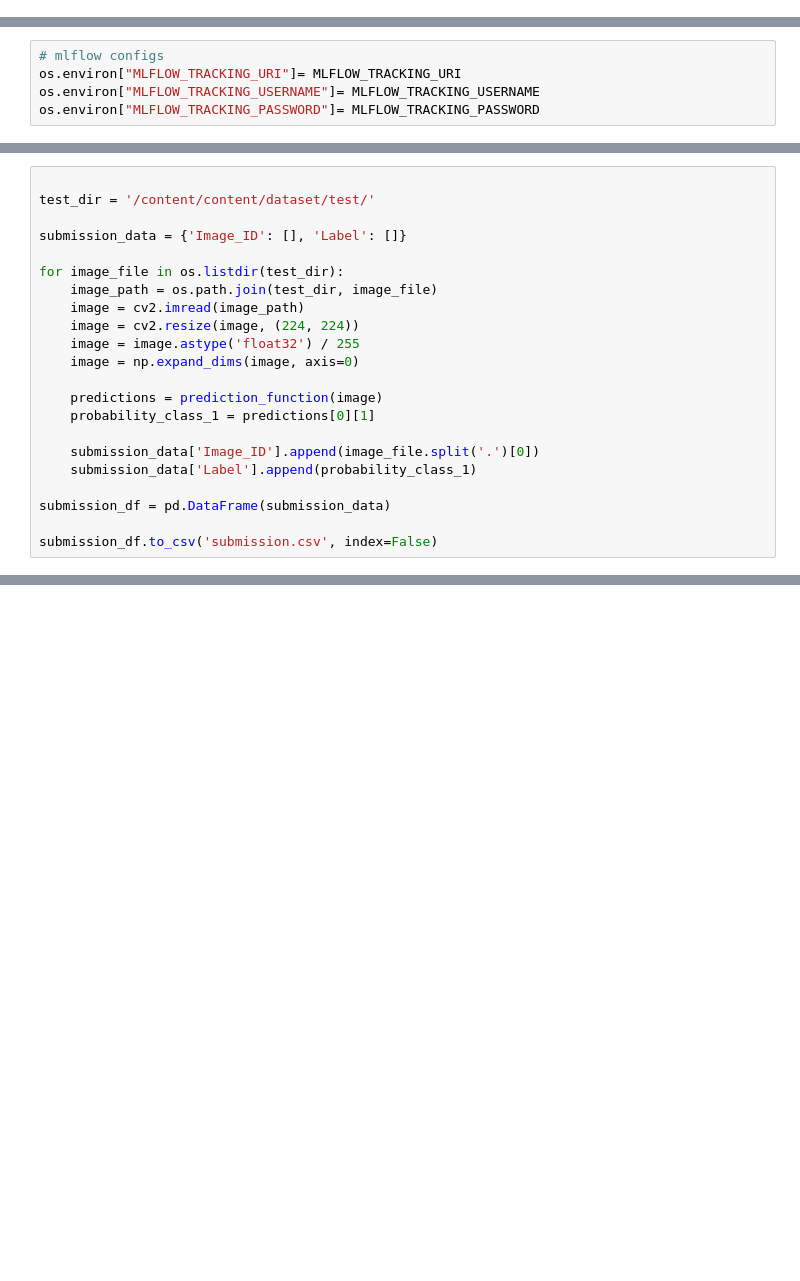
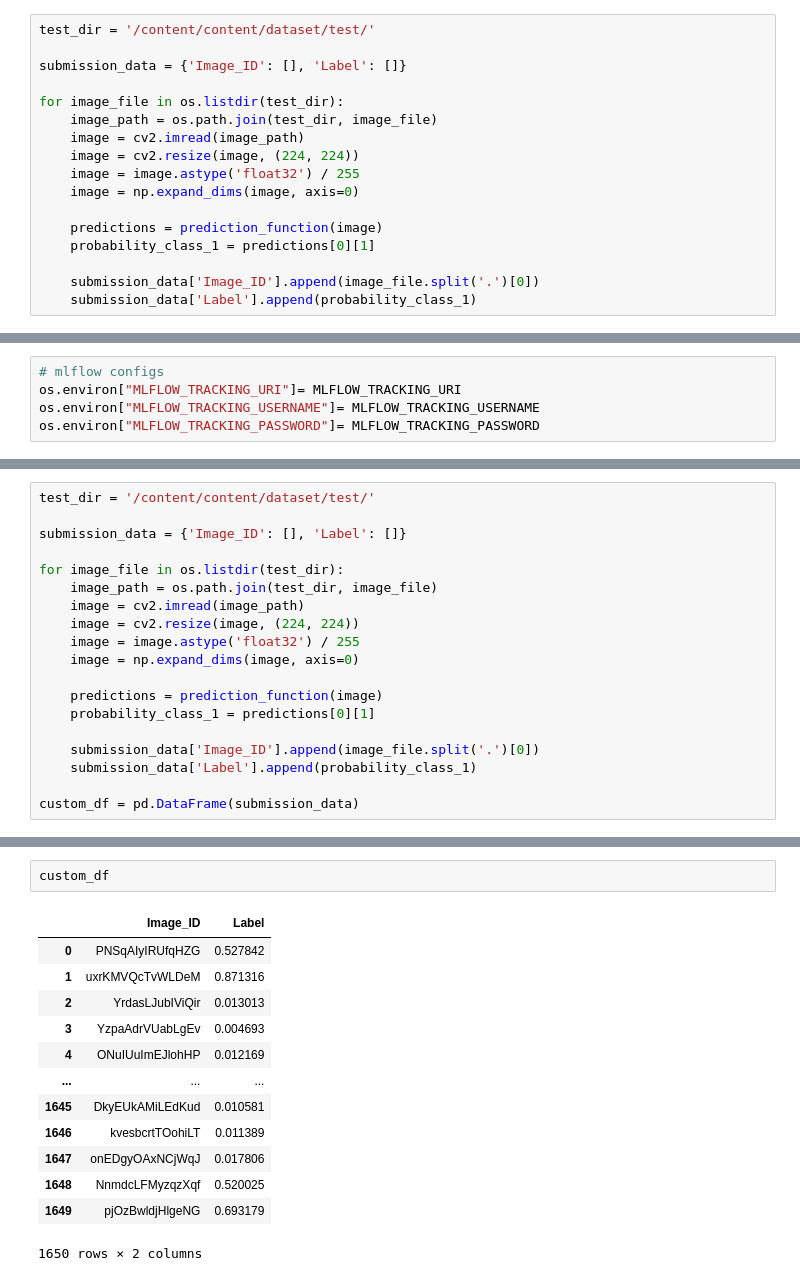
Before and after one commit to MartinKalema/MIIA-Pothole-Image-classification, a Jupyter notebook: research/trials.ipynb, the cells around one changed output, grey strips where cells are left out. Saved outputs shown, nothing was run; the diff lists cells and outputs as text; blank space fills up the shorter version.

```diff
--- a/research/trials.ipynb
+++ b/research/trials.ipynb
@@ -0,0 +287,17 @@
+# %%
+test_dir = '/content/content/dataset/test/'
+
+submission_data = {'Image_ID': [], 'Label': []}
+
+for image_file in os.listdir(test_dir):
+    image_path = os.path.join(test_dir, image_file)
+    image = cv2.imread(image_path)
+    image = cv2.resize(image, (224, 224))
+    image = image.astype('float32') / 255
+    image = np.expand_dims(image, axis=0)
+
+    predictions = prediction_function(image)
+    probability_class_1 = predictions[0][1]
+
+    submission_data['Image_ID'].append(image_file.split('.')[0])
+    submission_data['Label'].append(probability_class_1)
@@ -414,5 +597,4 @@ score: [0.73099643 0.2690036 ]
 # %%
-
 test_dir = '/content/content/dataset/test/'
 
 submission_data = {'Image_ID': [], 'Label': []}
@@ -430,7 +612,5 @@ for image_file in os.listdir(test_dir):
     submission_data['Image_ID'].append(image_file.split('.')[0])
     submission_data['Label'].append(probability_class_1)
 
-submission_df = pd.DataFrame(submission_data)
-
-submission_df.to_csv('submission.csv', index=False)
+custom_df = pd.DataFrame(submission_data)
 # %% [output]
@@ -459,0 +634,16 @@ WARNING:tensorflow:6 out of the last 6 calls to <function Model.make_predict_fun
+# %%
+custom_df
+# %% [output]
+|  | Image_ID | Label |
+| 0 | PNSqAIyIRUfqHZG | 0.527842 |
+| 1 | uxrKMVQcTvWLDeM | 0.871316 |
+| 2 | YrdasLJubIViQir | 0.013013 |
+| 3 | YzpaAdrVUabLgEv | 0.004693 |
+| 4 | ONuIUuImEJlohHP | 0.012169 |
+| ... | ... | ... |
+| 1645 | DkyEUkAMiLEdKud | 0.010581 |
+| 1646 | kvesbcrtTOohiLT | 0.011389 |
+| 1647 | onEDgyOAxNCjWqJ | 0.017806 |
+| 1648 | NnmdcLFMyzqzXqf | 0.520025 |
+| 1649 | pjOzBwldjHlgeNG | 0.693179 |
+1650 rows × 2 columns
```
Also changed, not shown: parts of 49 cells of this notebook.
